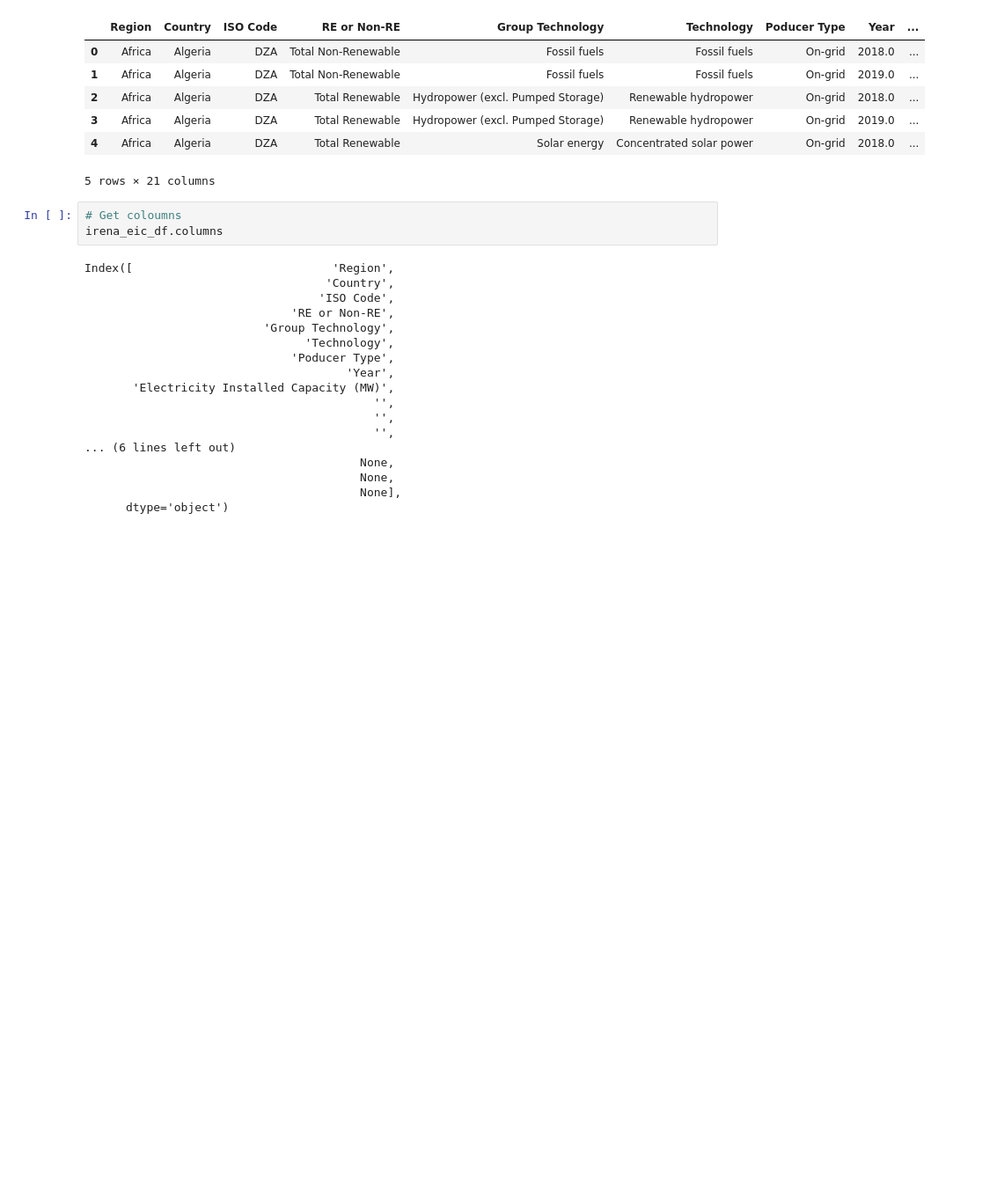
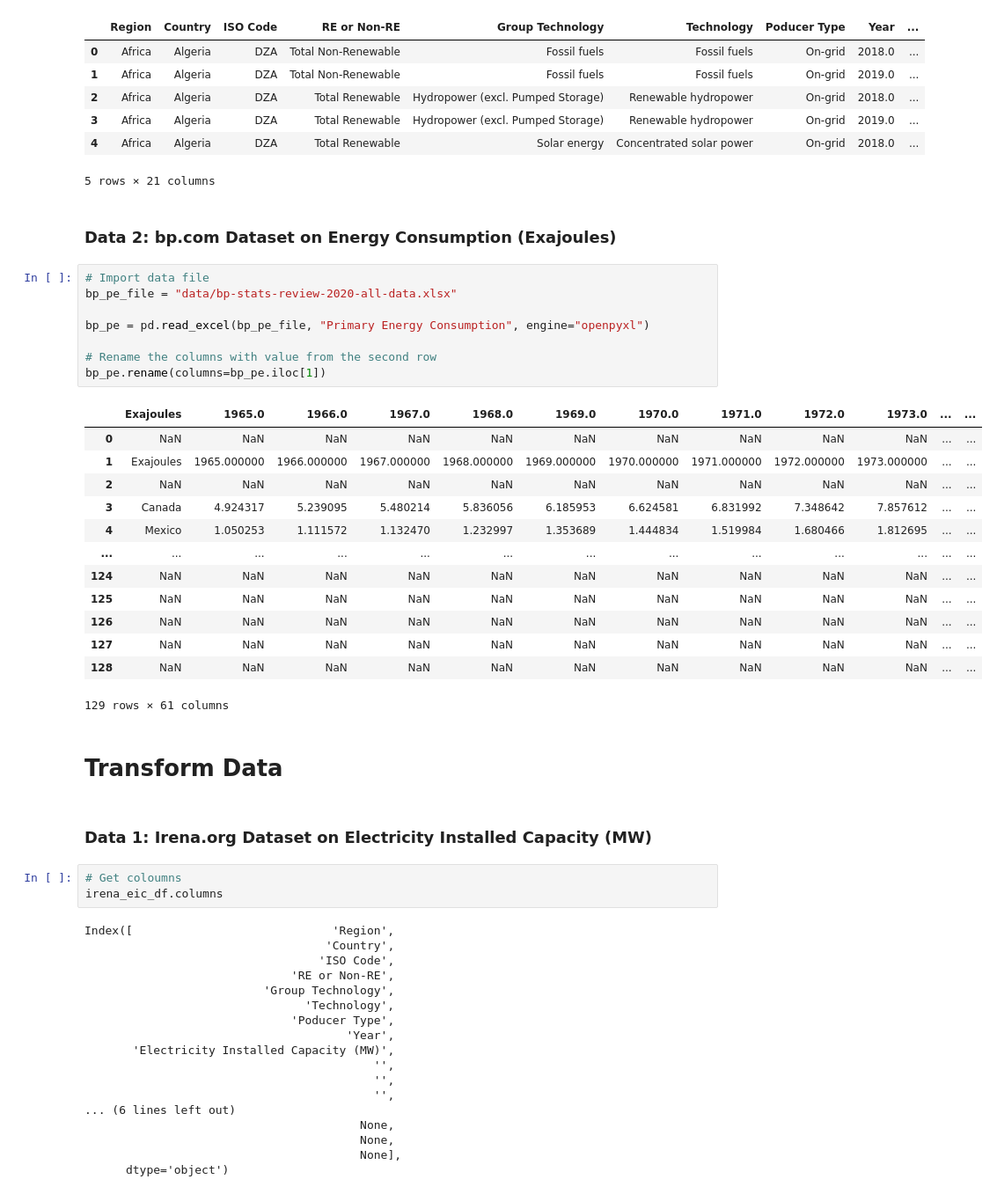
Before and after one commit to yuyhong23/ETL_Project, a Jupyter notebook: ETL_PROJECT.ipynb, the cells around one changed output. Shown: that part at 88% size. Cells and saved outputs as stored; diff of their text form; blank space fills up the shorter version.

Commit message:
Figured out how to import a excel file xlsl to jupyter notebook. Added a csv file to the folder.

```diff
--- a/ETL_PROJECT.ipynb
+++ b/ETL_PROJECT.ipynb
@@ -26,6 +26,34 @@ irena_eic_df.head()
 | 3 | Africa | Algeria | DZA | Total Renewable | Hydropower (excl. Pumped Storage) | Renewable hydropower | On-grid | 2019.0 | ... |
 | 4 | Africa | Algeria | DZA | Total Renewable | Solar energy | Concentrated solar power | On-grid | 2018.0 | ... |
 5 rows × 21 columns
+# %% [markdown]
+### Data 2: bp.com Dataset on Energy Consumption (Exajoules)
+# %%
+# Import data file
+bp_pe_file = "data/bp-stats-review-2020-all-data.xlsx"
+
+bp_pe = pd.read_excel(bp_pe_file, "Primary Energy Consumption", engine="openpyxl")
+
+# Rename the columns with value from the second row
+bp_pe.rename(columns=bp_pe.iloc[1])
+# %% [output]
+|  | Exajoules | 1965.0 | 1966.0 | 1967.0 | 1968.0 | 1969.0 | 1970.0 | 1971.0 | 1972.0 | 1973.0 | ... | ... |
+| 0 | NaN | NaN | NaN | NaN | NaN | NaN | NaN | NaN | NaN | NaN | ... | ... |
+| 1 | Exajoules | 1965.000000 | 1966.000000 | 1967.000000 | 1968.000000 | 1969.000000 | 1970.000000 | 1971.000000 | 1972.000000 | 1973.000000 | ... | ... |
+| 2 | NaN | NaN | NaN | NaN | NaN | NaN | NaN | NaN | NaN | NaN | ... | ... |
+| 3 | Canada | 4.924317 | 5.239095 | 5.480214 | 5.836056 | 6.185953 | 6.624581 | 6.831992 | 7.348642 | 7.857612 | ... | ... |
+| 4 | Mexico | 1.050253 | 1.111572 | 1.132470 | 1.232997 | 1.353689 | 1.444834 | 1.519984 | 1.680466 | 1.812695 | ... | ... |
+| ... | ... | ... | ... | ... | ... | ... | ... | ... | ... | ... | ... | ... |
+| 124 | NaN | NaN | NaN | NaN | NaN | NaN | NaN | NaN | NaN | NaN | ... | ... |
+| 125 | NaN | NaN | NaN | NaN | NaN | NaN | NaN | NaN | NaN | NaN | ... | ... |
+| 126 | NaN | NaN | NaN | NaN | NaN | NaN | NaN | NaN | NaN | NaN | ... | ... |
+| 127 | NaN | NaN | NaN | NaN | NaN | NaN | NaN | NaN | NaN | NaN | ... | ... |
+| 128 | NaN | NaN | NaN | NaN | NaN | NaN | NaN | NaN | NaN | NaN | ... | ... |
+129 rows × 61 columns
+# %% [markdown]
+# Transform Data
+# %% [markdown]
+### Data 1: Irena.org Dataset on Electricity Installed Capacity (MW)
 # %%
 # Get coloumns
 irena_eic_df.columns
```
Also changed, not shown: 3 other files.
